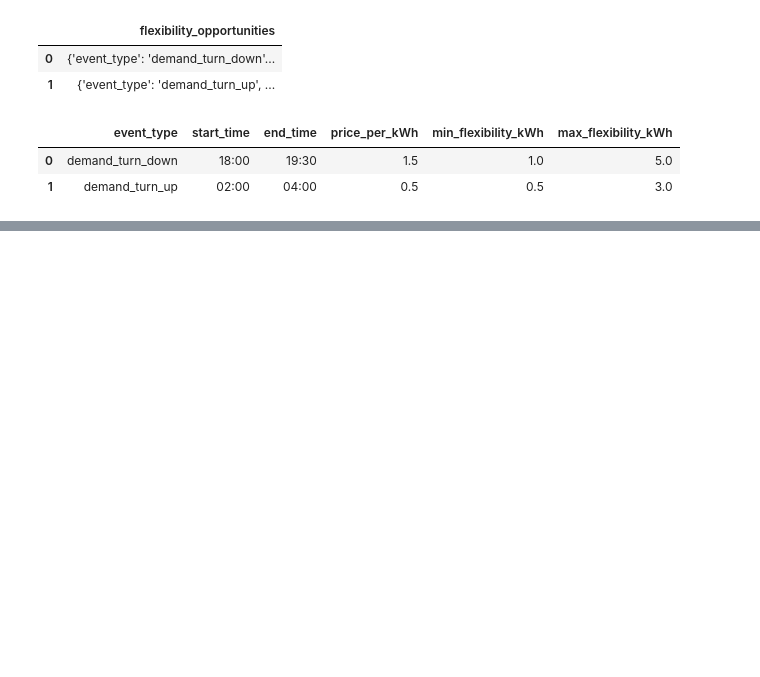
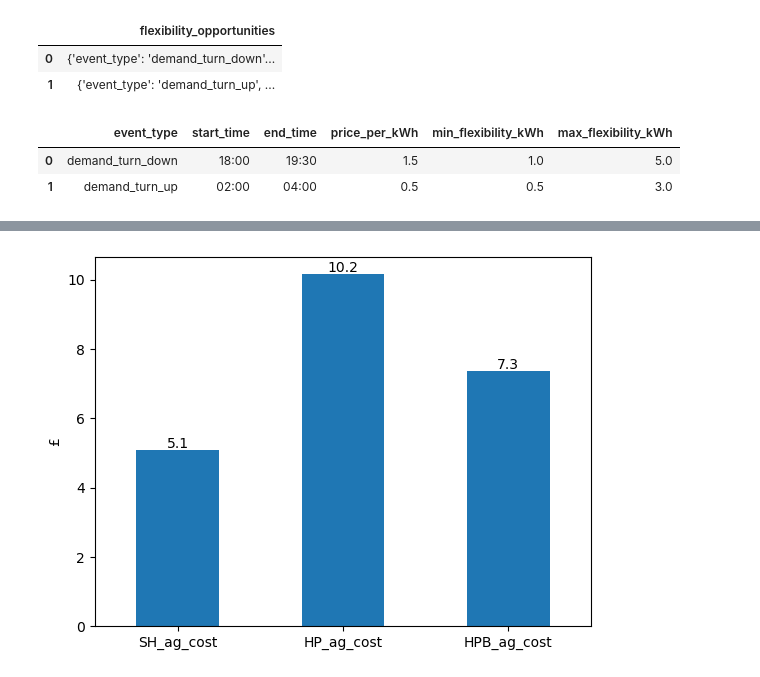
Before and after one commit to ElaineKathrynCrockett/KomodoEnergy, a Jupyter notebook: KomodoEnergyChallenge.ipynb, the cells around one changed output, grey strips where cells are left out. Saved outputs shown, nothing was run; the diff lists cells and outputs as text; code cells hidden in the pictures; blank space fills up the shorter version.

```diff
--- a/KomodoEnergyChallenge.ipynb
+++ b/KomodoEnergyChallenge.ipynb
@@ -196,0 +250,12 @@ There are two events specified - a turn down (reduce consumption) and a turn up
+# %%
+# Calculate the cost in £ assuming the usage data is from 13/3/2025
+flex_pot['SH_ag_cost'] = flex_pot['Standard_Household']*flex_pot['2025-03-12']/100
+flex_pot['HP_ag_cost'] = flex_pot['HeatPump_Household']*flex_pot['2025-03-12']/100
+flex_pot['HPB_ag_cost'] = flex_pot['HeatPump_Battery_Household']*flex_pot['2025-03-12']/100
+# Current Ofgem price cap (1 April to 30 June 2025 )
+flat_tariff = 27.03
+flex_pot['SH_ft_cost'] = flex_pot['Standard_Household']*flat_tariff/100
+flex_pot['HP_ft_cost'] = flex_pot['HeatPump_Household']*flat_tariff/100
+flex_pot['HPB_ft_cost'] = flex_pot['HeatPump_Battery_Household']*flat_tariff/100
+
+flex_pot.head()
@@ -196,0 +269,7 @@ There are two events specified - a turn down (reduce consumption) and a turn up
+# %%
+# Plot the daily cost for each household under agile tariff
+ax = flex_pot[['SH_ag_cost','HP_ag_cost','HPB_ag_cost']].sum().plot.bar(ylabel='£')
+plt.xticks(rotation=0)
+for c in ax.containers: ax.bar_label(c, fmt='%.1f', label_type='edge')
+# %% [output]
+[figure, added]
```
Also changed, not shown: parts of 32 cells of this notebook.
